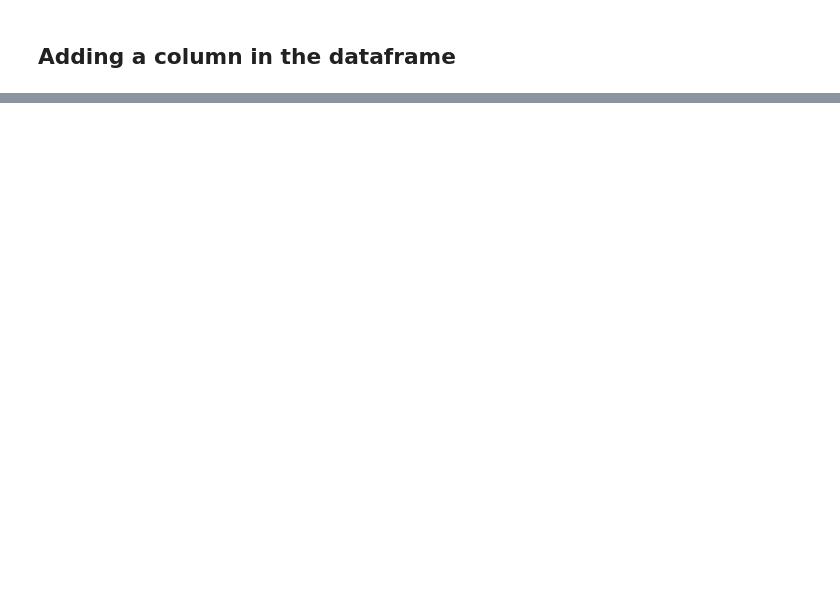
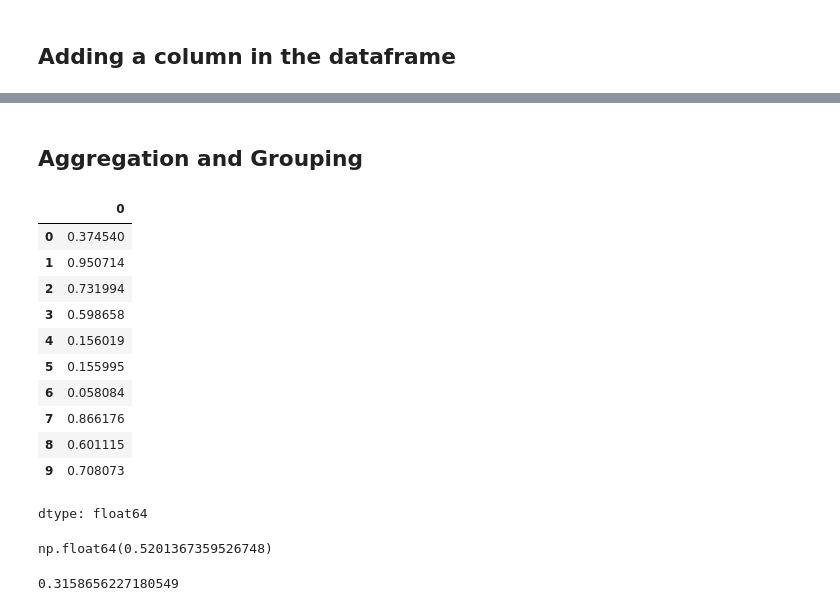
Before and after one commit to 24f1000525/ML, a Jupyter notebook: Intro_to_Panda.ipynb, the cells around one changed output, grey strips where cells are left out. Saved outputs shown, nothing was run; the diff lists cells and outputs as text; code cells hidden in the pictures; blank space fills up the shorter version.

```diff
--- a/Intro_to_Panda.ipynb
+++ b/Intro_to_Panda.ipynb
@@ -507,0 +507,27 @@ df_copy.sample(3,replace=True)
+# %% [markdown]
+## Aggregation and Grouping
+# %%
+random_state=np.random.RandomState(42 )
+random_series=pd.Series(random_state.rand(10))
+random_series
+# %% [output]
+|  | 0 |
+| 0 | 0.374540 |
+| 1 | 0.950714 |
+| 2 | 0.731994 |
+| 3 | 0.598658 |
+| 4 | 0.156019 |
+| 5 | 0.155995 |
+| 6 | 0.058084 |
+| 7 | 0.866176 |
+| 8 | 0.601115 |
+| 9 | 0.708073 |
+dtype: float64
+# %%
+random_series.mean()
+# %% [output]
+np.float64(0.5201367359526748)
+# %%
+random_series.std()
+# %% [output]
+0.3158656227180549
```
Also changed, not shown: parts of 27 cells of this notebook.
